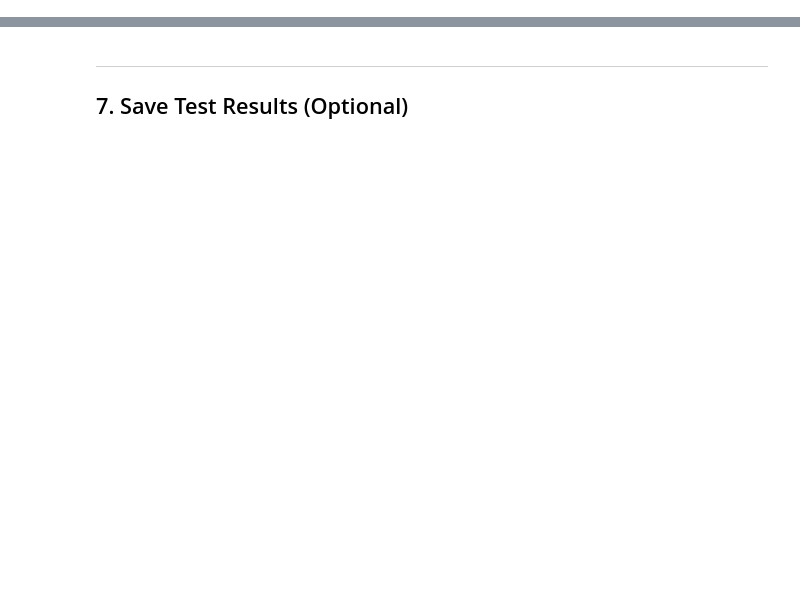
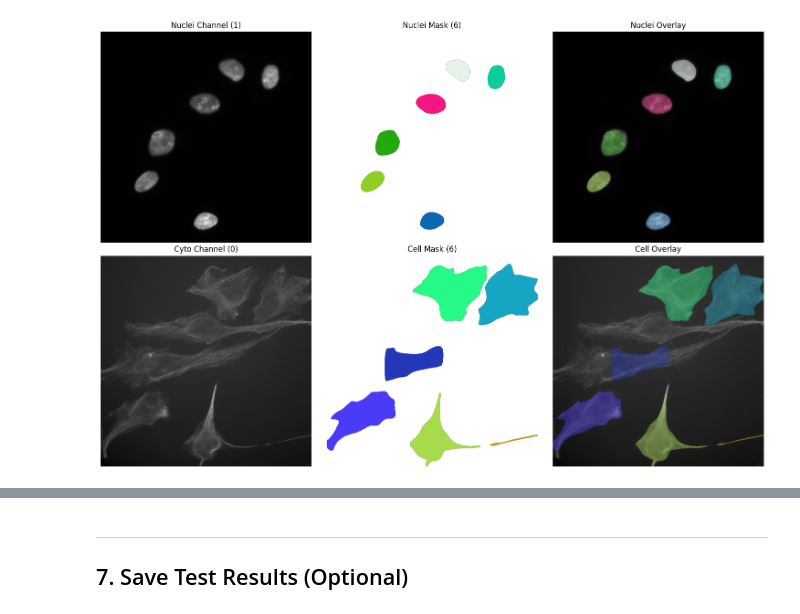
Before and after one commit to cheeseman-lab/goudacell, a Jupyter notebook: notebooks/segmentation.ipynb, the cells around one changed output, grey strips where cells are left out. Drawn from its saved outputs; the diff is of its cells as text; code cells hidden in the pictures; blank space fills up the shorter version.

```diff
--- a/notebooks/segmentation.ipynb
+++ b/notebooks/segmentation.ipynb
@@ -261,6 +20,0 @@ print(f"goudacell segment {config_path}")
-# %%
-# Preview the generated config
-print("Generated config:")
-print("=" * 50)
-with open(config_path) as f:
-    print(f.read())
@@ -266,0 +273,69 @@ with open(config_path) as f:
+# %%
+# Visualize Results
+from goudacell import make_mask_cmap
+
+if SEGMENTATION_MODE == "dual":
+    # Dual mode: 2 rows (nuclei row + cells row)
+    fig, axes = plt.subplots(2, 3, figsize=(15, 10))
+
+    nuclei_cmap = make_mask_cmap(nuclei_masks)
+    cell_cmap = make_mask_cmap(cell_masks)
+
+    # Row 1: Nuclei
+    axes[0, 0].imshow(image[NUCLEI_CHANNEL], cmap="gray")
+    axes[0, 0].set_title(f"Nuclei Channel ({NUCLEI_CHANNEL})")
+    axes[0, 0].axis("off")
+
+    axes[0, 1].imshow(nuclei_masks, cmap=nuclei_cmap)
+    axes[0, 1].set_title(f"Nuclei Mask ({n_nuclei})")
+    axes[0, 1].axis("off")
+
+    axes[0, 2].imshow(image[NUCLEI_CHANNEL], cmap="gray")
+    axes[0, 2].imshow(nuclei_masks, cmap=nuclei_cmap, alpha=0.4)
+    axes[0, 2].set_title("Nuclei Overlay")
+    axes[0, 2].axis("off")
+
+    # Row 2: Cells
+    axes[1, 0].imshow(image[CYTO_CHANNEL], cmap="gray")
+    axes[1, 0].set_title(f"Cyto Channel ({CYTO_CHANNEL})")
+    axes[1, 0].axis("off")
+
+    axes[1, 1].imshow(cell_masks, cmap=cell_cmap)
+    axes[1, 1].set_title(f"Cell Mask ({n_cells})")
+    axes[1, 1].axis("off")
+
+    axes[1, 2].imshow(image[CYTO_CHANNEL], cmap="gray")
+    axes[1, 2].imshow(cell_masks, cmap=cell_cmap, alpha=0.4)
+    axes[1, 2].set_title("Cell Overlay")
+    axes[1, 2].axis("off")
+else:
+    # Single mode visualization
+    n = len(np.unique(masks)) - 1
+    cmap = make_mask_cmap(masks)
+
+    if SEGMENTATION_MODE == "nuclei":
+        display_img = image[NUCLEI_CHANNEL] if image.ndim == 3 else image
+        label = "nuclei"
+    else:
+        display_img = image[CYTO_CHANNEL] if image.ndim == 3 else image
+        label = "cells"
+
+    fig, axes = plt.subplots(1, 3, figsize=(15, 5))
+
+    axes[0].imshow(display_img, cmap="gray")
+    axes[0].set_title("Original")
+    axes[0].axis("off")
+
+    axes[1].imshow(masks, cmap=cmap)
+    axes[1].set_title(f"Segmentation ({n} {label})")
+    axes[1].axis("off")
+
+    axes[2].imshow(display_img, cmap="gray")
+    axes[2].imshow(masks, cmap=cmap, alpha=0.4)
+    axes[2].set_title("Overlay")
+    axes[2].axis("off")
+
+plt.tight_layout()
+plt.show()
+# %% [output]
+[figure, added]
```
Also changed, not shown: parts of 39 cells of this notebook, 13 other files.
